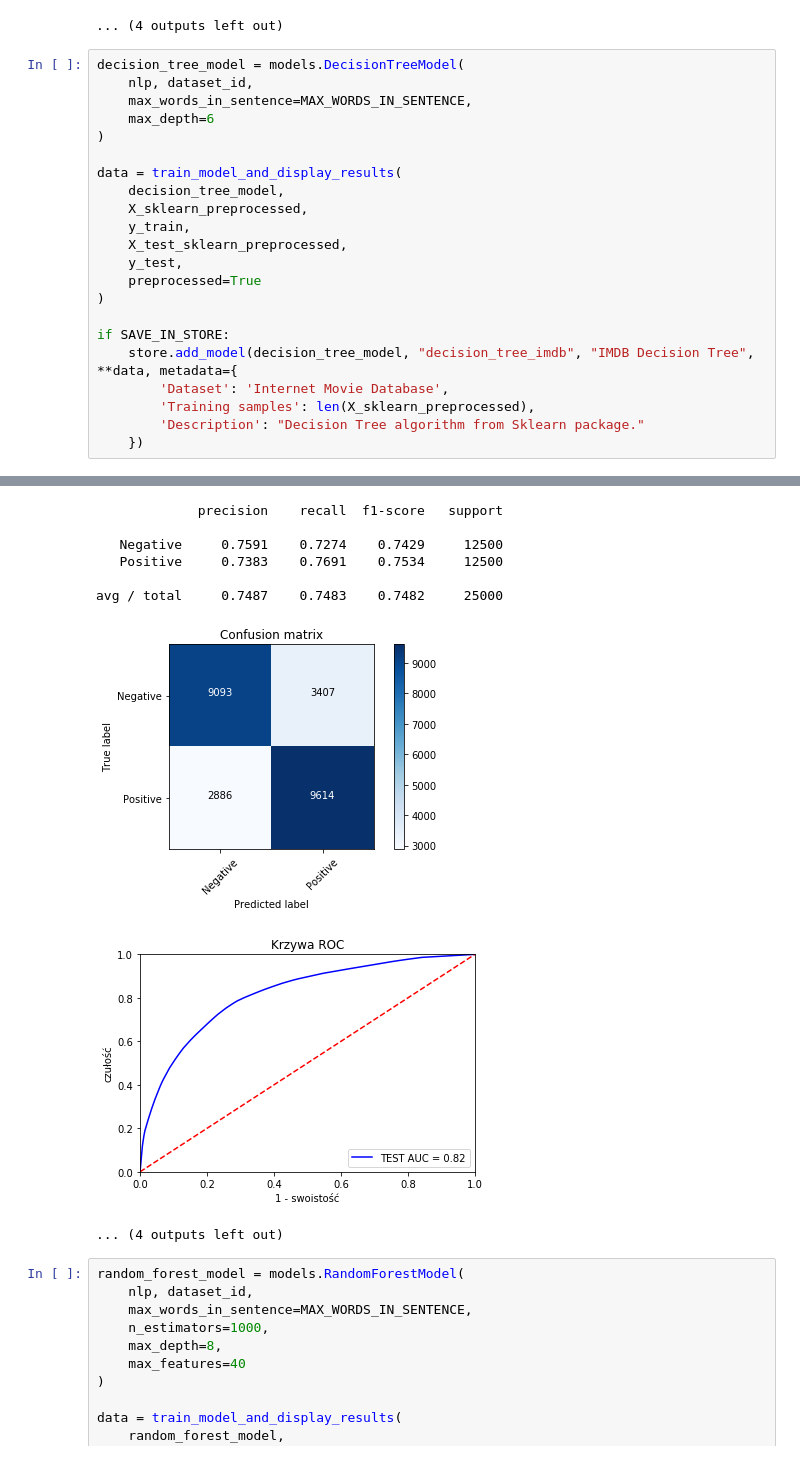
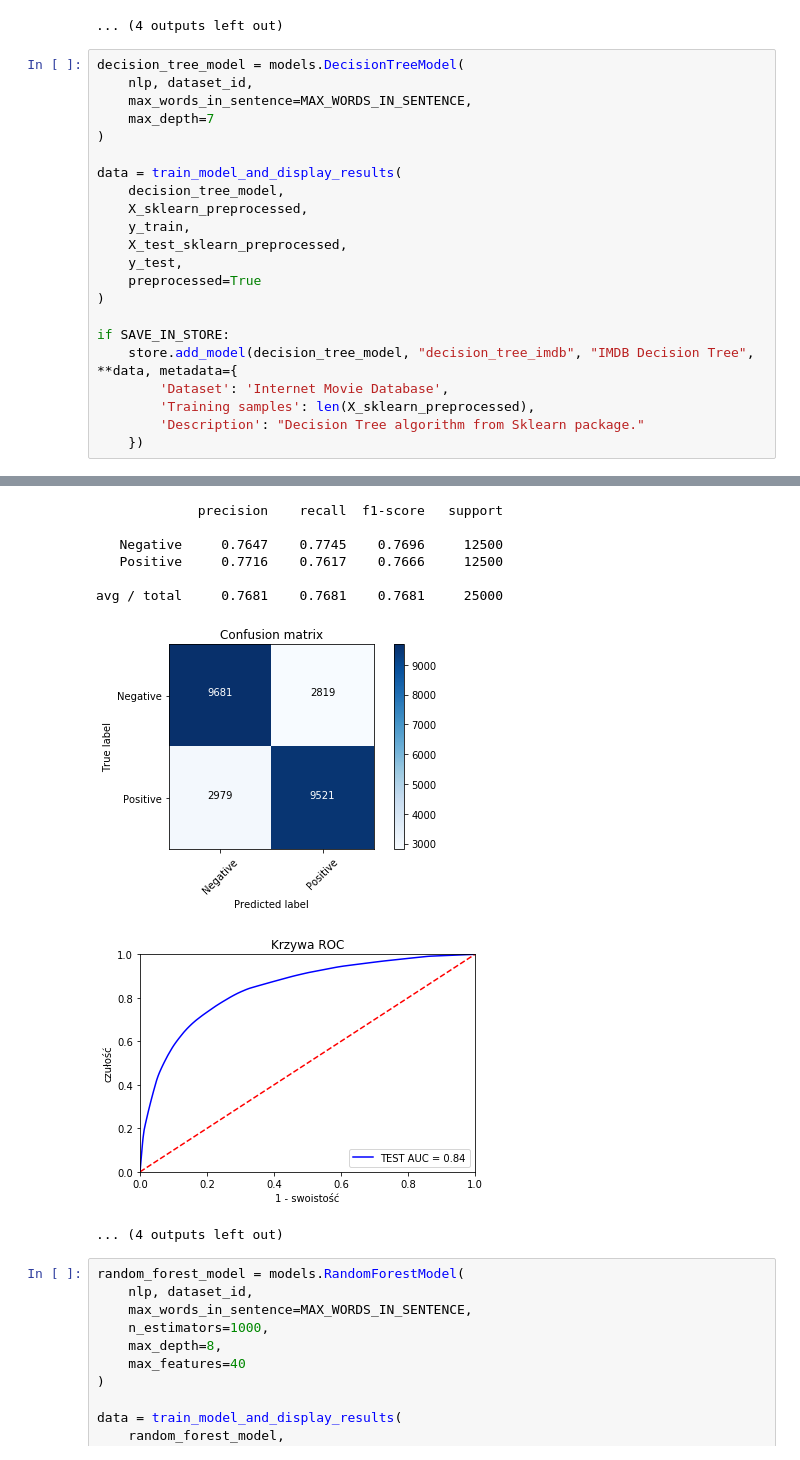
Before and after one commit to Valian/nlp-sentiment-analysis, a Jupyter notebook: src/text_sentiment_analysis_imdb.ipynb, the cells around one changed output, grey strips where cells are left out. Cells and saved outputs as stored; diff of their text form.

```diff
--- a/src/text_sentiment_analysis_imdb.ipynb
+++ b/src/text_sentiment_analysis_imdb.ipynb
@@ -388,7 +424,7 @@ avg / total     0.8200    0.8200    0.8200     20000
 decision_tree_model = models.DecisionTreeModel(
     nlp, dataset_id,
     max_words_in_sentence=MAX_WORDS_IN_SENTENCE,
-    max_depth=6
+    max_depth=7
 )
 
 data = train_model_and_display_results(
@@ -422,12 +458,12 @@ Model 'decisiontreeclassifier_imdb_normalized_all_5099b258.pkl' loaded
 #### Classification report for decisiontreeclassifier
              precision    recall  f1-score   support
 
-   Negative     0.7591    0.7274    0.7429     12500
-   Positive     0.7383    0.7691    0.7534     12500
+   Negative     0.7647    0.7745    0.7696     12500
+   Positive     0.7716    0.7617    0.7666     12500
 
-avg / total     0.7487    0.7483    0.7482     25000
+avg / total     0.7681    0.7681    0.7681     25000
 [figure]
-[figure, old version]
+[figure, new version]
 ... (4 outputs left out)
 # %%
 random_forest_model = models.RandomForestModel(
```
Also changed, not shown: parts of 5 cells of this notebook, 5 other files.
